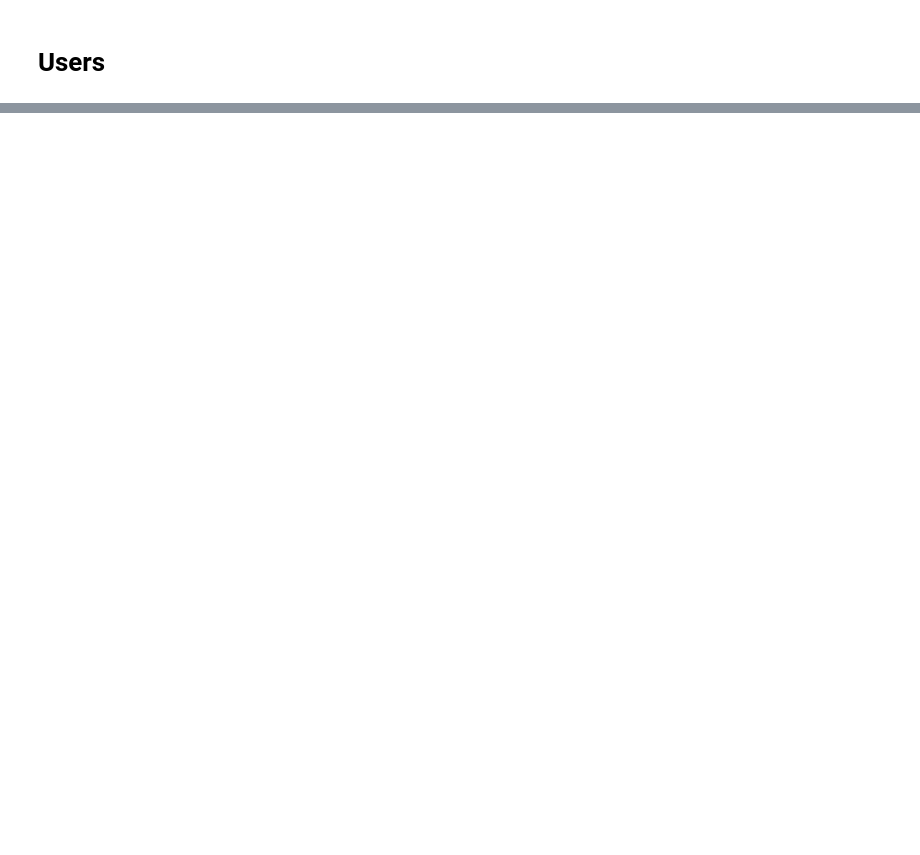
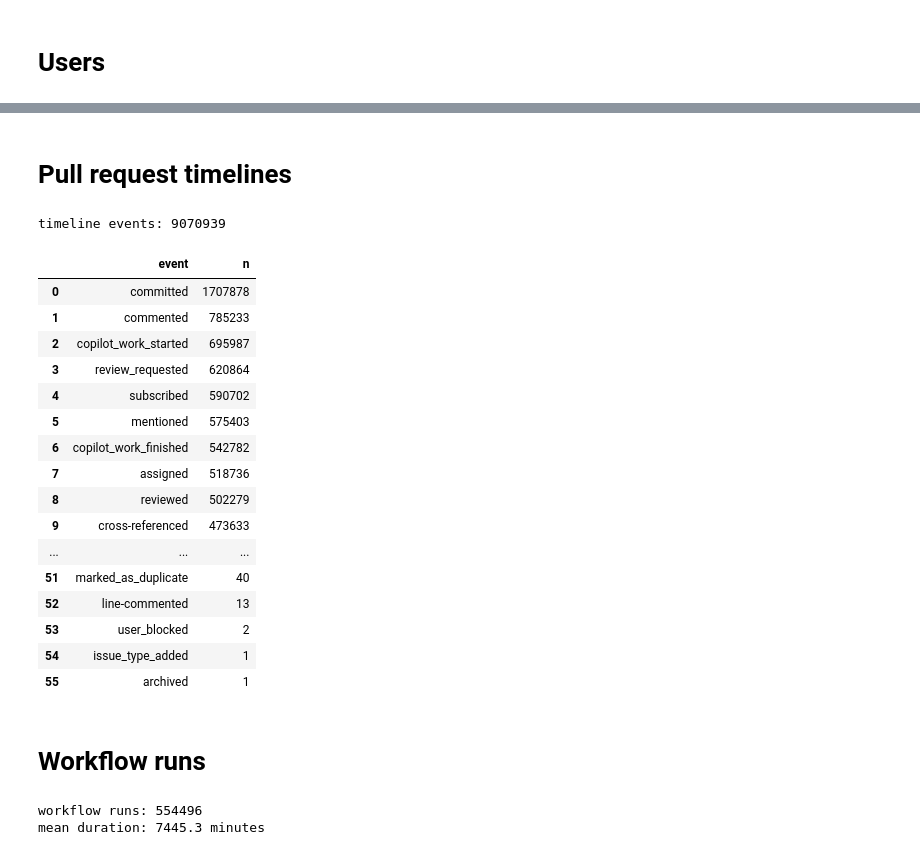
Before and after one commit to risenlab/agentlogs, a Jupyter notebook: scripts/analysis/examples_duckdb.ipynb, the cells around one changed output, grey strips where cells are left out. Drawn from its saved outputs; the diff is of its cells as text; code cells hidden in the pictures; blank space fills up the shorter version.

```diff
--- a/scripts/analysis/examples_duckdb.ipynb
+++ b/scripts/analysis/examples_duckdb.ipynb
@@ -80,11 +104,18 @@ print(f"% tasks with agent sessions: {100.0 * n_tasks_with_sessions / n_tasks_fo
 # %% [markdown]
 # Agent sessions
 # %%
-n_sessions, n_logs_found = conn.sql(
+n_sessions, n_logs_found, n_sessions_with_session_logs = conn.sql(
 f"""
 SELECT
     COUNT(*),
-    COUNT(*) FILTER (WHERE log_found)
+    COUNT(*) FILTER (WHERE log_found),
+    COUNT(*) FILTER (
+        WHERE log_found
+          AND id IN (
+            SELECT DISTINCT session.id
+            FROM read_parquet('{table_path["agent_session_logs"]}')
+          )
+    )
 FROM read_parquet('{table_path["agent_sessions"]}')
 """
 ).fetchone()
@@ -94,9 +125,19 @@ SELECT COUNT(DISTINCT session.id)
 FROM read_parquet('{table_path["agent_session_logs"]}')
 """
 ).fetchone()[0]
+states = conn.sql(
+f"""
+SELECT state, COUNT(*) AS n
+FROM read_parquet('{table_path["agent_sessions"]}')
+GROUP BY state
+ORDER BY n DESC
+"""
+).fetchall()
 
-print(f"# sessions: {n_sessions}")
-print(f"# sessions with logs found: {n_logs_found}")
-print(f"% sessions with logs found: {100.0 * n_logs_found / n_sessions:.2f}%")
-print(f"# sessions with non-empty logs: {n_sessions_with_nonempty_logs}")
-print(f"% sessions with non-empty logs: {100.0 * n_sessions_with_nonempty_logs / n_logs_found:.2f}%")
+print(f"sessions: {n_sessions}")
+print(f"sessions with logs found: {n_logs_found} ({100.0 * n_logs_found / n_sessions:.2f}%)")
+print(f"sessions with non-empty logs: {n_sessions_with_nonempty_logs} ({100.0 * n_sessions_with_nonempty_logs / n_logs_found:.2f}%)")
+print(f"sessions with session logs: {n_sessions_with_session_logs} ({100.0 * n_sessions_with_session_logs / n_sessions:.2f}%)")
+print("session states:")
+for state, n in states:
+    print(f"  {state}: {n} ({100.0 * n / n_sessions:.2f}%)")
@@ -198,0 +364,49 @@ print(f"% users found: {100.0 * n_users_found / n_users:.2f}%")
+# %% [markdown]
+# Pull request timelines
+# %%
+events = conn.sql(
+f"""
+SELECT event, COUNT(*) AS n
+FROM read_parquet('{table_path["pull_request_timelines"]}')
+GROUP BY event
+ORDER BY n DESC
+"""
+).df()
+print(f"timeline events: {events['n'].sum()}")
+events
+# %% [output]
+timeline events: 9070939
+|  | event | n |
+| 0 | committed | 1707878 |
+| 1 | commented | 785233 |
+| 2 | copilot_work_started | 695987 |
+| 3 | review_requested | 620864 |
+| 4 | subscribed | 590702 |
+| 5 | mentioned | 575403 |
+| 6 | copilot_work_finished | 542782 |
+| 7 | assigned | 518736 |
+| 8 | reviewed | 502279 |
+| 9 | cross-referenced | 473633 |
+| ... | ... | ... |
+| 51 | marked_as_duplicate | 40 |
+| 52 | line-commented | 13 |
+| 53 | user_blocked | 2 |
+| 54 | issue_type_added | 1 |
+| 55 | archived | 1 |
+# %% [markdown]
+# Workflow runs
+# %%
+n_runs, mean_seconds = conn.sql(
+f"""
+SELECT
+    COUNT(*),
+    AVG(date_diff('second', COALESCE(run_started_at, created_at), updated_at)),
+FROM read_parquet('{table_path["workflow_runs"]}')
+"""
+).fetchone()
+
+print(f"workflow runs: {n_runs}")
+print(f"mean duration: {mean_seconds / 60:.1f} minutes")
+# %% [output]
+workflow runs: 554496
+mean duration: 7445.3 minutes
```
Also changed, not shown: parts of 12 cells of this notebook, 37 other files.
